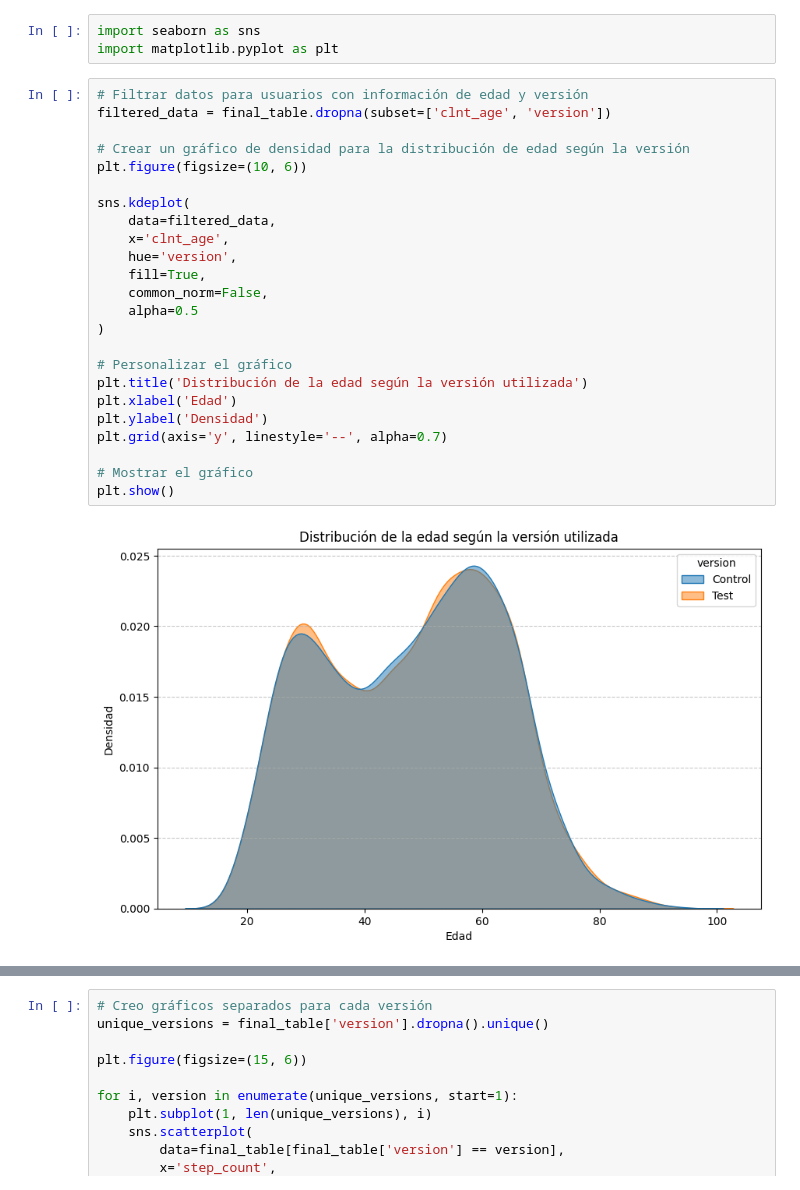
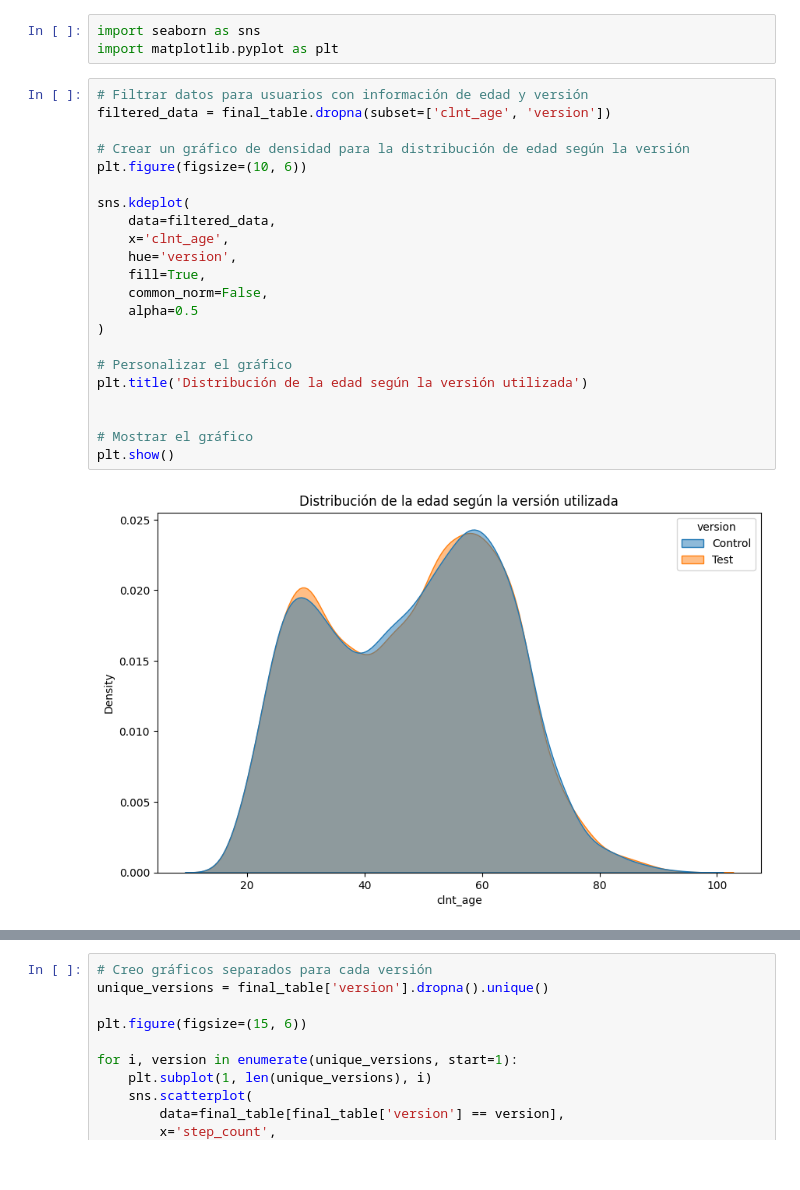
Before and after one commit to GemaVNZ/vanguard-ab-test, a Jupyter notebook: 00_PREVIO/start_vanguard.ipynb, the cells around one changed output, grey strips where cells are left out. Drawn from its saved outputs; the diff is of its cells as text.

```diff
--- a/00_PREVIO/start_vanguard.ipynb
+++ b/00_PREVIO/start_vanguard.ipynb
@@ -141,27 +141,25 @@ import matplotlib.pyplot as plt
 # %%
 # Filtrar datos para usuarios con información de edad y versión
 filtered_data = final_table.dropna(subset=['clnt_age', 'version'])
 
 # Crear un gráfico de densidad para la distribución de edad según la versión
 plt.figure(figsize=(10, 6))
 
 sns.kdeplot(
     data=filtered_data,
     x='clnt_age',
     hue='version',
     fill=True,
     common_norm=False,
     alpha=0.5
 )
 
 # Personalizar el gráfico
 plt.title('Distribución de la edad según la versión utilizada')
-plt.xlabel('Edad')
-plt.ylabel('Densidad')
-plt.grid(axis='y', linestyle='--', alpha=0.7)
+
 
 # Mostrar el gráfico
 plt.show()
 # %% [output]
-[figure, old version]
+[figure, new version]
 # %%
```
Also changed, not shown: parts of 1 cell of this notebook.
